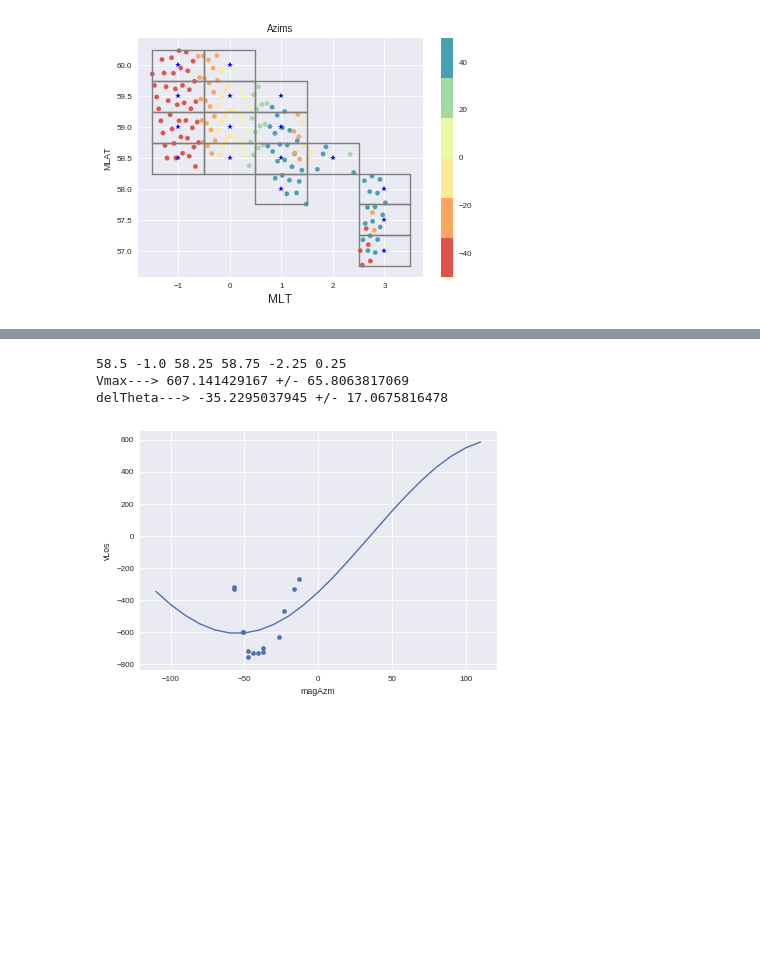
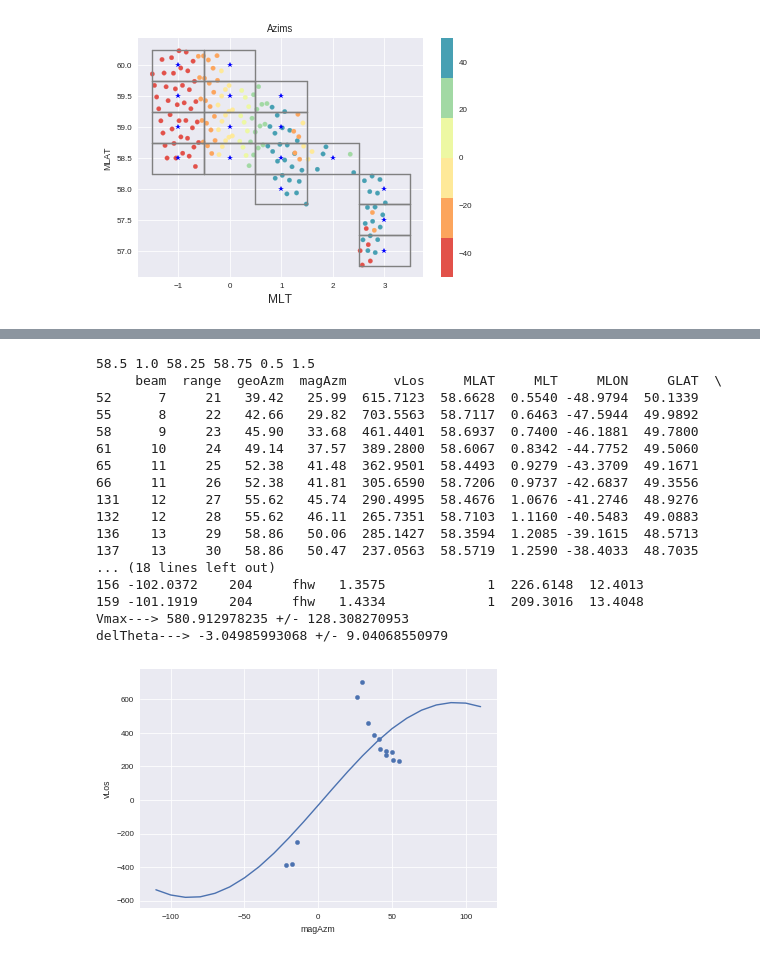
Before and after one commit to bharatreddy/indsvels, a Jupyter notebook: ipy/lshell-test.ipynb, the cells around one changed output, grey strips where cells are left out. Saved outputs shown, nothing was run; the diff lists cells and outputs as text; code cells hidden in the pictures; blank space fills up the shorter version.

```diff
--- a/ipy/lshell-test.ipynb
+++ b/ipy/lshell-test.ipynb
@@ -40,3 +40,19 @@ velsDataDF.head()
 | 2 | 5 | 29 | -41.65 | -39.50 | -379.2044 | 57.2309 | 2.4859 | -20.0005 | 45.9024 | -90.1899 | 33 | ... |
 | 3 | 5 | 30 | -41.65 | -39.85 | -368.0763 | 57.4553 | 2.4423 | -20.6546 | 46.1649 | -90.6368 | 33 | ... |
 | 4 | 6 | 25 | -37.79 | -33.55 | -221.1927 | 56.8363 | 2.7261 | -16.3974 | 45.3789 | -87.7046 | 33 | ... |
+# %%
+selLat = 58.5
+delLat = 0.25
+fig1 = plt.figure()
+ax = fig1.add_subplot(111)
+# Seaborn styling
+sns.set_style("darkgrid")
+sns.set_context("paper")
+seaMap = ListedColormap(sns.color_palette("Spectral"))
+velsDataDF[ (velsDataDF["MLAT"] >= (selLat-delLat) ) &\
+          (velsDataDF["MLAT"] < (selLat+delLat) )].plot( kind='scatter',
+              x='magAzm',
+              y='vLos',
+              c='normMLT',
+              s=10., cmap=seaMap, ax=ax)
+fig1.savefig("../figs/test2.pdf",bbox_inches='tight')
@@ -150,7 +168,7 @@ for la in numpy.arange( minLat, maxLat+1, gridSizeMLAT*2 ):
                               (velsDataDF["MLAT"] < la + gridSizeMLAT) &\
                             (velsDataDF["normMLT"] >= ml - gridSizenormMLT) &\
                               (velsDataDF["normMLT"] < ml + gridSizenormMLT)]
-        if ( (ml == 3) and (la == 57.) ) :
+        if ( (ml == 0) and (la == 59.5) ) :
             if dfSel.shape[0] >= 5:
                 print dfSel
                 popt, pcov = scipy.optimize.curve_fit(vel_sine_func, \
@@ -185,33 +203,47 @@ delTheta---> -5.53344623019 +/- 2.57878207196
 # %%
 fig1 = plt.figure()
 ax = fig1.add_subplot(111)
 mlatCellSizeArr = [ 0.25 ]
-mltCellSizeArr = [ 1.25 ]
+mltCellSizeArr = [ .5 ]
 for la in numpy.arange( minLat, maxLat+1, 0.5 ):
     for ml in numpy.arange( minnormMLT, maxnormMLT+1, 1. ):
-        if (la != 58.5) or (ml != -1):
+        if (la != 58.5) or (ml != 1):
             continue
         for csLat in mlatCellSizeArr:
             for csMlt in mltCellSizeArr:
                 print la, ml, la - csLat, la + csLat, ml - csMlt, ml + csMlt
                 dfSel = velsDataDF[ (velsDataDF["MLAT"] >= la - csLat) &\
                                       (velsDataDF["MLAT"] < la + csLat) &\
                                     (velsDataDF["normMLT"] >= ml - csMlt) &\
                                       (velsDataDF["normMLT"] < ml + csMlt)]
-
+                print dfSel
                 popt, pcov = scipy.optimize.curve_fit(vel_sine_func, \
                         dfSel['magAzm'].T,\
                         dfSel['vLos'].T,
                        p0=initGuess)
                 print "Vmax--->", popt[0],"+/-", pcov[0,0]**0.5
                 print "delTheta--->", popt[1],"+/-", pcov[1,1]**0.5
                 thetaArr = range(-110, 120, 10)
                 vLosArr = [ round( model_func(t, popt[0],popt[1]) ) for t in thetaArr ]
                 ax.plot( thetaArr, vLosArr )
                 dfSel.plot( x="magAzm", y="vLos", kind="scatter", ax=ax )
 fig1.savefig("../figs/test.pdf",bbox_inches='tight')
 # %% [output]
-58.5 -1.0 58.25 58.75 -2.25 0.25
-Vmax---> 607.141429167 +/- 65.8063817069
-delTheta---> -35.2295037945 +/- 17.0675816478
+58.5 1.0 58.25 58.75 0.5 1.5
+     beam  range  geoAzm  magAzm      vLos     MLAT     MLT     MLON     GLAT  \
+52      7     21   39.42   25.99  615.7123  58.6628  0.5540 -48.9794  50.1339
+55      8     22   42.66   29.82  703.5563  58.7117  0.6463 -47.5944  49.9892
+58      9     23   45.90   33.68  461.4401  58.6937  0.7400 -46.1881  49.7800
+61     10     24   49.14   37.57  389.2800  58.6067  0.8342 -44.7752  49.5060
+65     11     25   52.38   41.48  362.9501  58.4493  0.9279 -43.3709  49.1671
+66     11     26   52.38   41.81  305.6590  58.7206  0.9737 -42.6837  49.3556
+131    12     27   55.62   45.74  290.4995  58.4676  1.0676 -41.2746  48.9276
+132    12     28   55.62   46.11  265.7351  58.7103  1.1160 -40.5483  49.0883
+136    13     29   58.86   50.06  285.1427  58.3594  1.2085 -39.1615  48.5713
+137    13     30   58.86   50.47  237.0563  58.5719  1.2590 -38.4033  48.7035
+... (18 lines left out)
+156 -102.0372    204     fhw   1.3575             1  226.6148  12.4013
+159 -101.1919    204     fhw   1.4334             1  209.3016  13.4048
+Vmax---> 580.912978235 +/- 128.308270953
+delTheta---> -3.04985993068 +/- 9.04068550979
-[figure, old version]
+[figure, new version]
```
Also changed, not shown: parts of 3 cells of this notebook, 7 other files.
